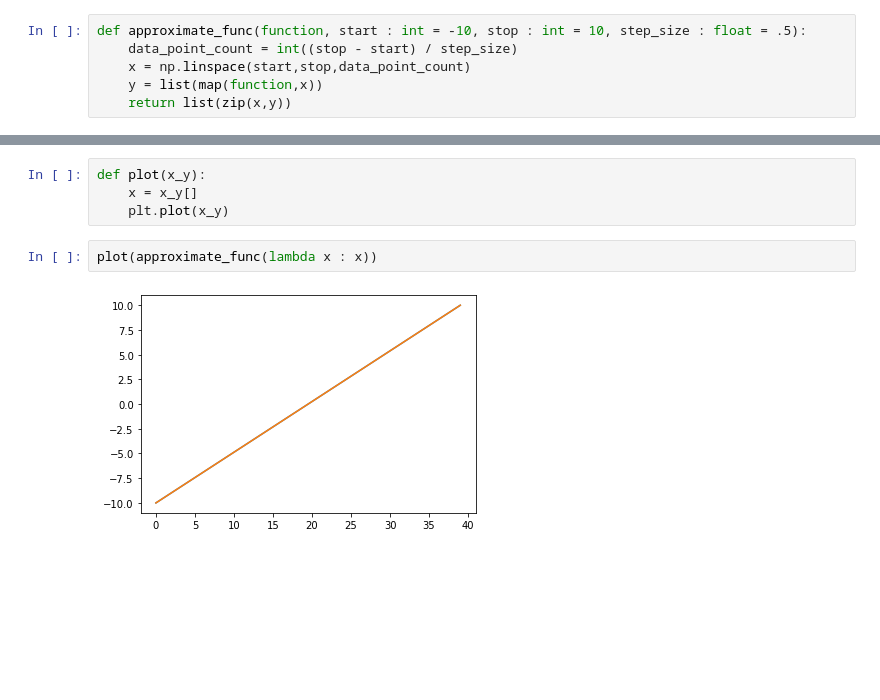
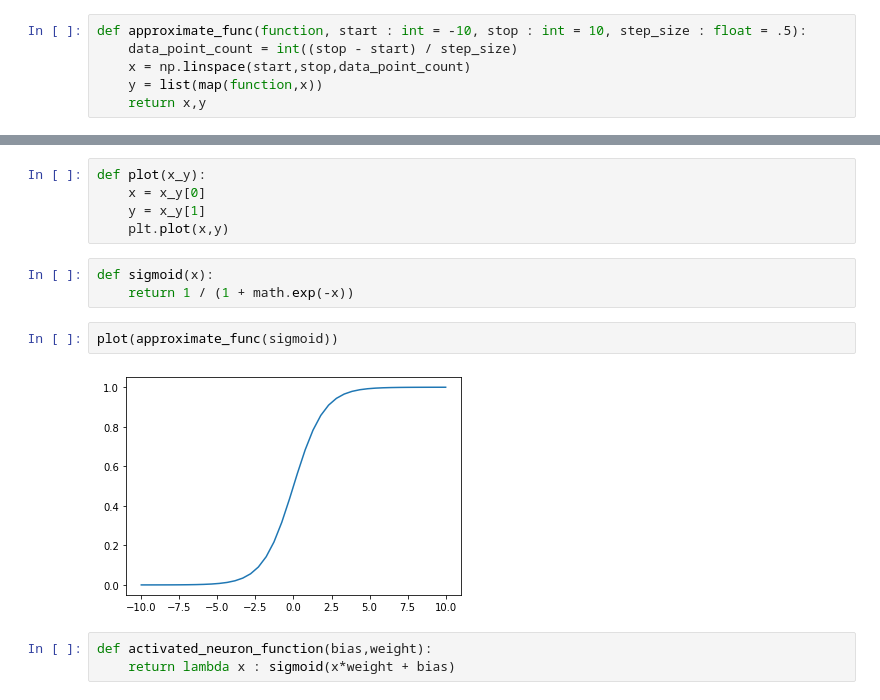
Before and after one commit to nsragow/UniversalApproximationBlog, a Jupyter notebook: UAT.ipynb, the cells around one changed output, grey strips where cells are left out. Cells and saved outputs as stored; diff of their text form; blank space fills up the shorter version.

Commit message:
sigmoid func with some examples

```diff
--- a/UAT.ipynb
+++ b/UAT.ipynb
@@ -6,4 +7,4 @@ def approximate_func(function, start : int = -10, stop : int = 10, step_size : f
     data_point_count = int((stop - start) / step_size)
     x = np.linspace(start,stop,data_point_count)
     y = list(map(function,x))
-    return list(zip(x,y))
+    return x,y
@@ -30,8 +11,15 @@ approximate_func(lambda x:x)
 # %%
 def plot(x_y):
-    x = x_y[]
-    plt.plot(x_y)
+    x = x_y[0]
+    y = x_y[1]
+    plt.plot(x,y)
+# %%
+def sigmoid(x):
+    return 1 / (1 + math.exp(-x))
 # %%
-plot(approximate_func(lambda x : x))
+plot(approximate_func(sigmoid))
 # %% [output]
-[figure, old version]
+[figure, new version]
+# %%
+def activated_neuron_function(bias,weight):
+    return lambda x : sigmoid(x*weight + bias)
```
Also changed, not shown: parts of 6 cells of this notebook.
